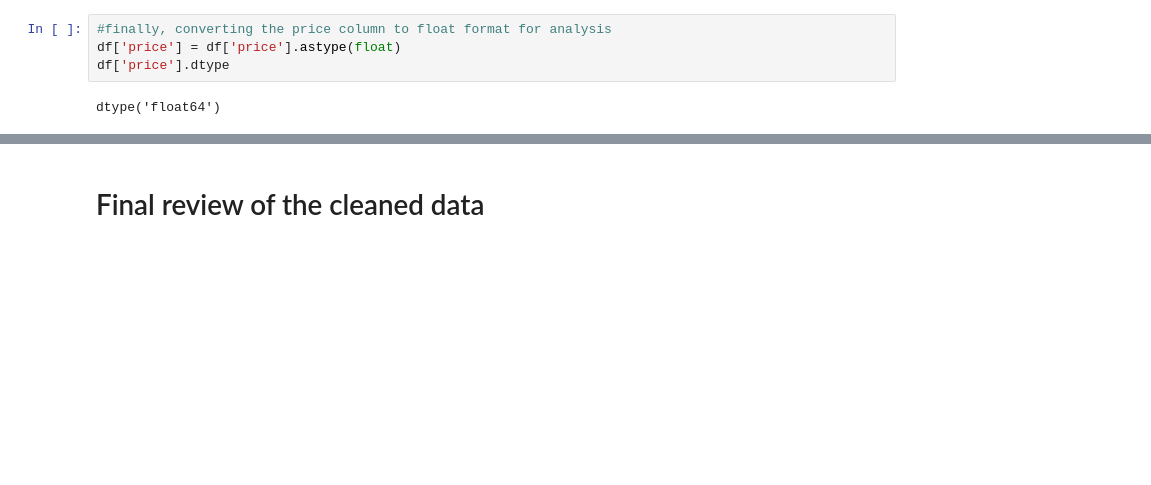
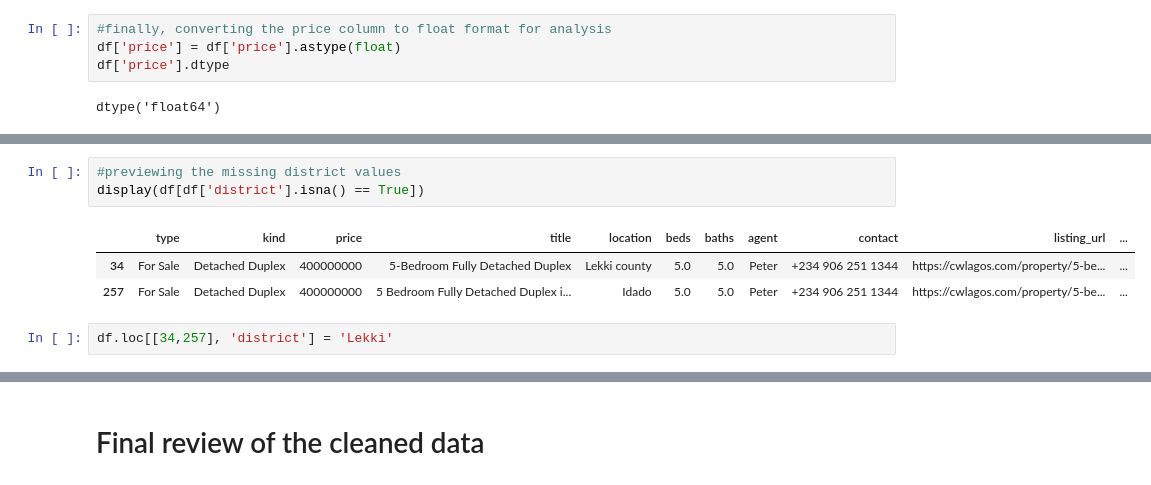
Before and after one commit to adamlaw669/Lagos-Real-Estate-Market-Analysis, a Jupyter notebook: notebooks/data_cleaning.ipynb, the cells around one changed output, grey strips where cells are left out. Drawn from its saved outputs; the diff is of its cells as text; blank space fills up the shorter version.

```diff
--- a/notebooks/data_cleaning.ipynb
+++ b/notebooks/data_cleaning.ipynb
@@ -221,0 +284,9 @@ dtype('float64')
+# %%
+#previewing the missing district values
+display(df[df['district'].isna() == True])
+# %% [output]
+|  | type | kind | price | title | location | beds | baths | agent | contact | listing_url | ... |
+| 34 | For Sale | Detached Duplex | 400000000 | 5-Bedroom Fully Detached Duplex | Lekki county | 5.0 | 5.0 | Peter | +234 906 251 1344 | https://cwlagos.com/property/5-be... | ... |
+| 257 | For Sale | Detached Duplex | 400000000 | 5 Bedroom Fully Detached Duplex i... | Idado | 5.0 | 5.0 | Peter | +234 906 251 1344 | https://cwlagos.com/property/5-be... | ... |
+# %%
+df.loc[[34,257], 'district'] = 'Lekki'
```
Also changed, not shown: parts of 9 cells of this notebook, 2 other files.
